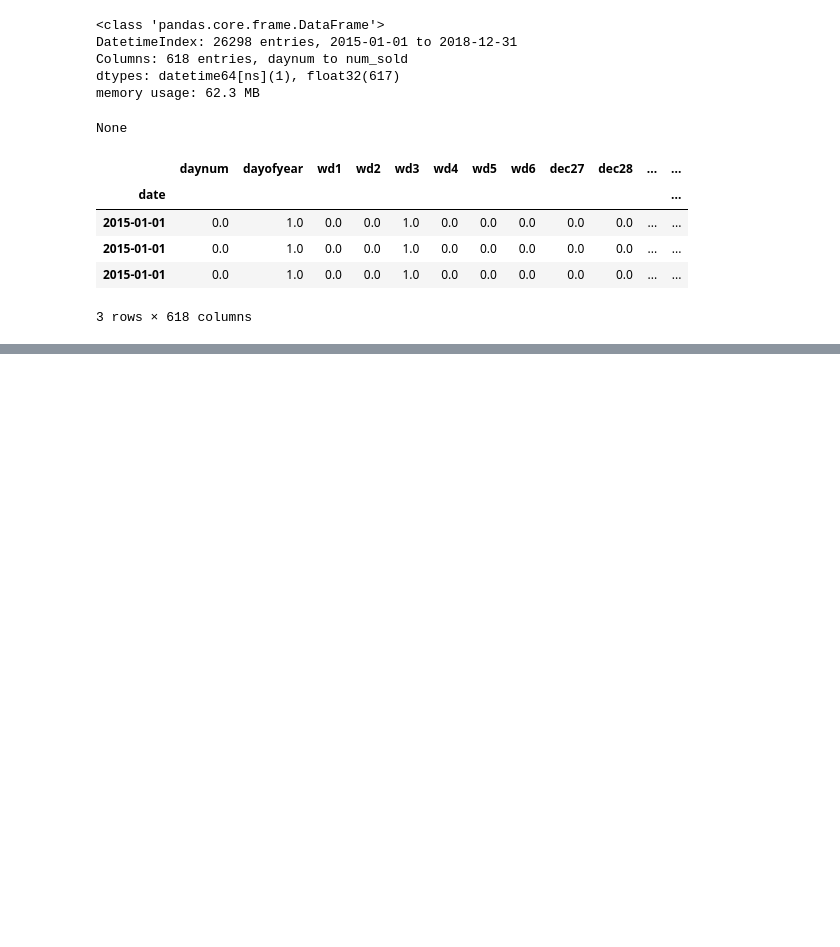
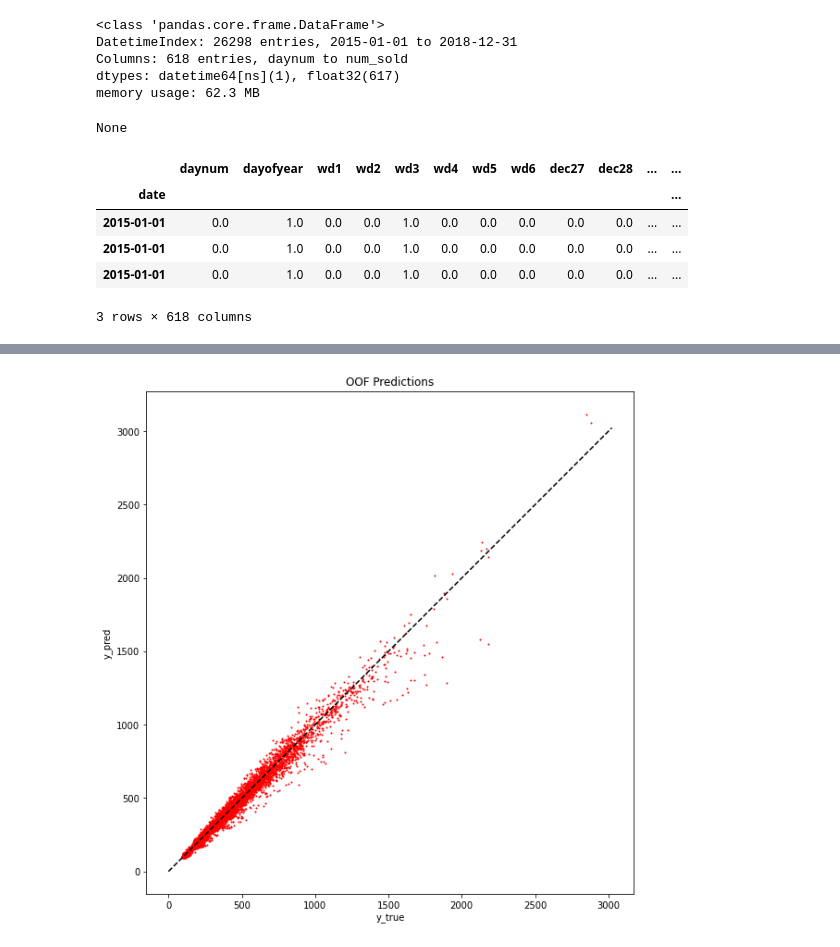
Before and after one commit to Sultan336/Kaggel, a Jupyter notebook: tps-jan-2022.ipynb, the cells around one changed output, grey strips where cells are left out. Drawn from its saved outputs; the diff is of its cells as text; code cells hidden in the pictures; blank space fills up the shorter version.

Commit message:
Kaggle Notebook | Tps-Jan-2022 🧥👚 | Version 10

```diff
--- a/tps-jan-2022.ipynb
+++ b/tps-jan-2022.ipynb
@@ -109,3 +109,98 @@ None
 | 2015-01-01 | 0.0 | 1.0 | 0.0 | 0.0 | 1.0 | 0.0 | 0.0 | 0.0 | 0.0 | 0.0 | ... | ... |
 | 2015-01-01 | 0.0 | 1.0 | 0.0 | 0.0 | 1.0 | 0.0 | 0.0 | 0.0 | 0.0 | 0.0 | ... | ... |
 3 rows × 618 columns
+# %%
+%%time
+RUNS = 2 # should be 1. increase the number of runs only if you want see how the result depends on the random seed
+INFERENCE = True
+OUTLIERS = None
+
+def fit_model(X_tr, X_va=None):
+    """Scale the data, fit a model, plot the training history and validate the model"""
+    X_tr_f = X_tr[features]
+    preproc = StandardScaler()
+    X_tr_f = preproc.fit_transform(X_tr_f)
+    y_tr = X_tr.num_sold.values.reshape(-1, 1)
+
+    validation_data = None
+
+    if X_va is not None:
+        X_va_f = X_va[features]
+        X_va_f = preproc.transform(X_va_f)
+        y_va = X_va.num_sold.values.reshape(-1, 1)
+        validation_data = (X_va_f, y_va)
+
+    # Train and save the model
+    model = HuberRegressor(epsilon=1.35) # 6.27316 5.62331 (1.35) ******************
+    #model = LinearRegression() # 6.31480 5.73797
+    model.fit(X_tr_f, np.log(y_tr))
+
+    if X_va is not None:
+        # Inference for validation after last epoch of fold
+        y_va_pred = np.exp(model.predict(X_va_f)).reshape(-1, 1)
+        print(y_va_pred.shape, oof_list[run][val_idx].shape)
+        oof_list[run][val_idx] = y_va_pred
+
+        # Evaluation
+        smape = np.mean(smape_loss(y_va, y_va_pred))
+        smape_q1 = np.mean(smape_loss(y_va, y_va_pred)[(X_va.date.dt.month <= 3).values])
+        score_list.append((smape, datetime.now() - start_time))
+        print(f"Fold {run}.{fold} | {str(datetime.now() - start_time)[-12:-7]}"
+              f" | SMAPE: {smape:.5f} {smape_q1:.5f}")
+
+        # Plot y_true vs. y_pred
+        # Everything to the right of the black line is an outlier prediction which will be treated in a future version of the notebook
+        plt.figure(figsize=(10, 10))
+        plt.scatter(y_va, y_va_pred, s=1, color='r')
+        plt.plot([0, plt.xlim()[1]], [0, plt.xlim()[1]], '--', color='k')
+        if OUTLIERS != None:
+            plt.plot([OUTLIERS, OUTLIERS+plt.ylim()[1]], [0, plt.ylim()[1]], color='k', lw=1)
+        plt.gca().set_aspect('equal')
+        plt.xlabel('y_true')
+        plt.ylabel('y_pred')
+        plt.title('OOF Predictions')
+        plt.show()
+
+        # Show the outliers among the predictions: Easter week, Pentecost week, last week of the year
+        if OUTLIERS != None:
+            print("Outlier predictions")
+            print(original_train_df.iloc[val_idx][(y_va - y_va_pred > OUTLIERS).ravel()])
+            #print("Outlier predictions")
+            #print(X_va[(y_va_pred < 50).ravel()])
+
+    return preproc, model
+
+
+# Make the results reproducible
+np.random.seed(202100)
+
+total_start_time = datetime.now()
+score_list, test_pred_list, history_list = [], [], []
+oof_list = [np.full((len(train_df), 1), -1.0, dtype='float32') for run in range(RUNS)]
+for run in range(RUNS):
+    fold = 0
+    train_idx = np.arange(len(train_df))[train_df.date < datetime(2018, 1, 1)]
+    val_idx = np.arange(len(train_df))[train_df.date > datetime(2018, 1, 1)]
+    print(f"Fold {run}.{fold}")
+    start_time = datetime.now()
+    X_tr = train_df.iloc[train_idx]
+    X_va = train_df.iloc[val_idx]
+
+    preproc, model = fit_model(X_tr, X_va)
+
+if INFERENCE:
+    fold = 999
+    train_idx = np.arange(len(train_df))
+    X_tr = train_df.iloc[train_idx]
+
+    preproc, model = fit_model(X_tr, None)
+
+    # Inference for test
+    test_pred_list.append(np.exp(model.predict(preproc.transform(test_df[features]))))
+
+# Save all oof and test predictions to later determine ensemble weights
+#with open('oof_list.pickle', 'wb') as handle: pickle.dump(oof_list, handle)
+#with open('test_pred_list.pickle', 'wb') as handle: pickle.dump(test_pred_list, handle)
+
+total_time = datetime.now() - total_start_time
+# %% [output]
@@ -111,0 +210 @@ None
+[figure, added]
```
Also changed, not shown: parts of 4 cells of this notebook.
